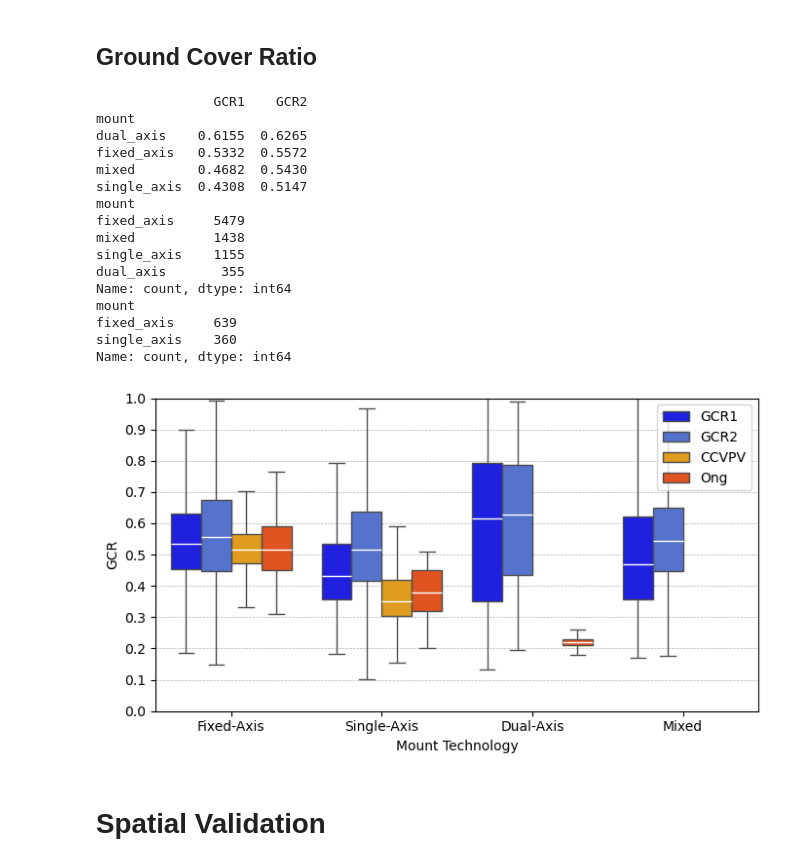
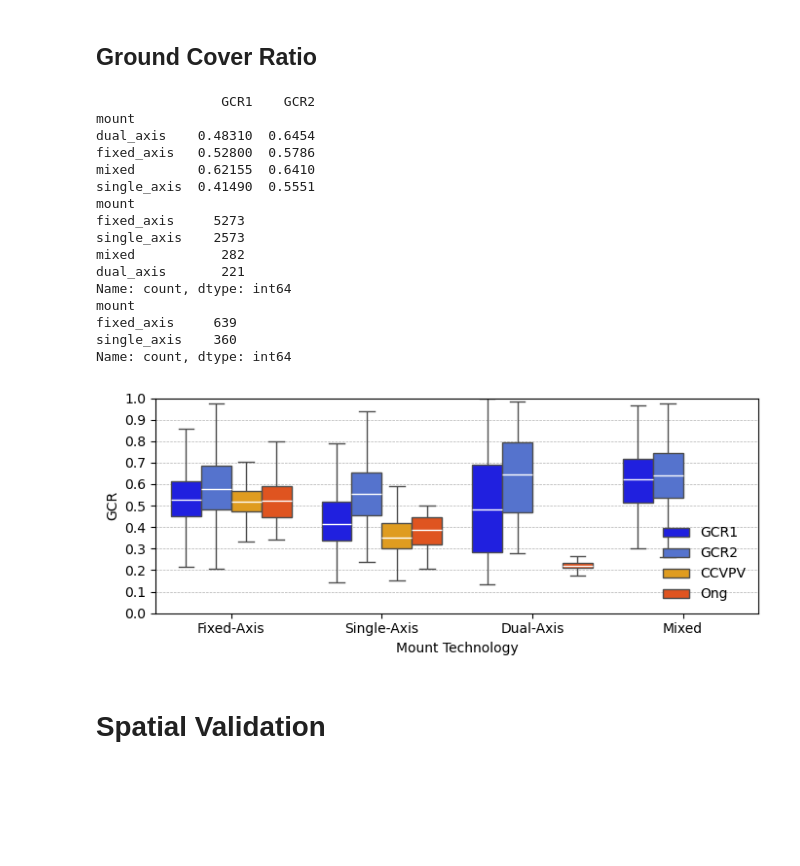
Before and after one commit to stidjaco/GMSEUS, a Jupyter notebook: script8_technicalValidation.ipynb, the cells around one changed output. Drawn from its saved outputs; the diff is of its cells as text; code cells hidden in the pictures; blank space fills up the shorter version.

Commit message:
Solve spatial join errors, finish accounting for CWSD errors. Final prep complete for all operations pre Script7

```diff
--- a/script8_technicalValidation.ipynb
+++ b/script8_technicalValidation.ipynb
@@ -288,0 +291,31 @@ Sum of area for existing arrays with newBound = 1:  318.33109712049855
+# %%
+# Call gmseusArrays
+gmseusArrays = gpd.read_file(gmseusArraysFinalPath)
+
+# Set plot df (Source 'USPVDB' or 'CCVPV')
+plotdf = gmseusArrays[gmseusArrays['Source'].isin(['USPVDB'])]
+
+# Calculate the deviation
+plotdf['deviation'] = plotdf['instYrLT'] - plotdf['instYr']
+
+# Remove any rows where instYrLT is -9999 or instYr is -9999
+lt_data_noNull = plotdf[(plotdf['instYrLT'] != -9999) & (plotdf['instYr'] != -9999)]
+
+# Drop rows where Source is anything other than USPVDB
+lt_data_noNull = lt_data_noNull[lt_data_noNull['Source'] == 'USPVDB']
+
+# Set instYr to integer
+lt_data_noNull['instYr'] = lt_data_noNull['instYr'].astype(int)
+
+# Print the total number of arrays with a newly detected installation year
+print('Number of arrays with a newly detected installation year:', lt_data_noNull['deviation'].value_counts().sum())
+
+# Print the mean absolute deviation
+instYrMAE = lt_data_noNull['deviation'].abs().mean()
+print('Mean Absolute Error:', )
+
+# Drop rows where instYr < 2009
+lt_data_noNull = lt_data_noNull[lt_data_noNull['instYr'] >= 2009]
+
+# Count the number of observations for each year
+counts = lt_data_noNull.groupby('instYr')['deviation'].count()
@@ -485,7 +587,7 @@ gmseusArrays = gpd.read_file(gmseusArraysFinalPath)
 #gmseusArrays = gmseusArrays[gmseusArrays['modType'] != 'csp']
 
 # Subset for gmseusArrays where numRow > 0
-gmseusArrays = gmseusArrays[gmseusArrays['numRow'] > 0]
+gmseusArrays = gmseusArrays[gmseusArrays['numRow'] > 3]
 
 # For the purpose of this plot, if mount contains "mixed_", set mount type as mixed
 gmseusArrays.loc[gmseusArrays['mount'].str.contains('mixed_'), 'mount'] = 'mixed'
@@ -570,7 +672,7 @@ combined_df = pd.concat([gcr_melted, ccvpv_melted, synthetic_ong_df], ignore_ind
 
 # Plot the combined dataset. Change x-axis names to 'Fixed-Axis', 'Single-Axis', and 'Dual-Axis'.
 # Set dataset colors (GCR1: greyblue, GCR2: lightblue, CCVPV: orange, Ong: red). Make boxplot median a white line
-plt.figure(figsize=(7, 4))
+plt.figure(figsize=(7, 3))
 sns.boxplot(
     x='mount',
     y='Value',
@@ -582,44 +684,47 @@ sns.boxplot(
     medianprops={'color': 'white'})
 
 # Set x-axis names
 plt.xticks(ticks=[0, 1, 2, 3], labels=['Fixed-Axis', 'Single-Axis', 'Dual-Axis', 'Mixed'])
 
 # Set y-axis limits
 plt.ylim(0, 1)
 plt.yticks(np.arange(0, 1.1, 0.1))  # Set ticks from 0 to 1 in steps of 0.1
 
 # Add title and labels
 plt.xlabel('Mount Technology')
 plt.ylabel('GCR')
-plt.legend(loc='upper right')
+
+# Set legend in lower right with no background
+plt.legend(loc='lower right', frameon=False)
 
 # Add horizontal grid lines
 plt.grid(axis='y', which='major', linestyle='--', linewidth=0.5)
 
 # Show the plot
 plt.tight_layout()
 #plt.show()
 
 # Save the plot
 plt.savefig(os.path.join(figure_path, 'GCRValidation.png'), dpi=300)
+plt.savefig(os.path.join(figure_path, 'GCRValidation.pdf'), dpi=300)
 # %% [output]
-               GCR1    GCR2
+                GCR1    GCR2
 mount
-dual_axis    0.6155  0.6265
-fixed_axis   0.5332  0.5572
-mixed        0.4682  0.5430
-single_axis  0.4308  0.5147
+dual_axis    0.48310  0.6454
+fixed_axis   0.52800  0.5786
+mixed        0.62155  0.6410
+single_axis  0.41490  0.5551
 mount
-fixed_axis     5479
-mixed          1438
-single_axis    1155
-dual_axis       355
+fixed_axis     5273
+single_axis    2573
+mixed           282
+dual_axis       221
 Name: count, dtype: int64
 mount
 fixed_axis     639
 single_axis    360
 Name: count, dtype: int64
-[figure, old version]
+[figure, new version]
 # %% [markdown]
 # Spatial Validation
 # %%
```
Also changed, not shown: parts of 3 cells of this notebook, 1 other file.
